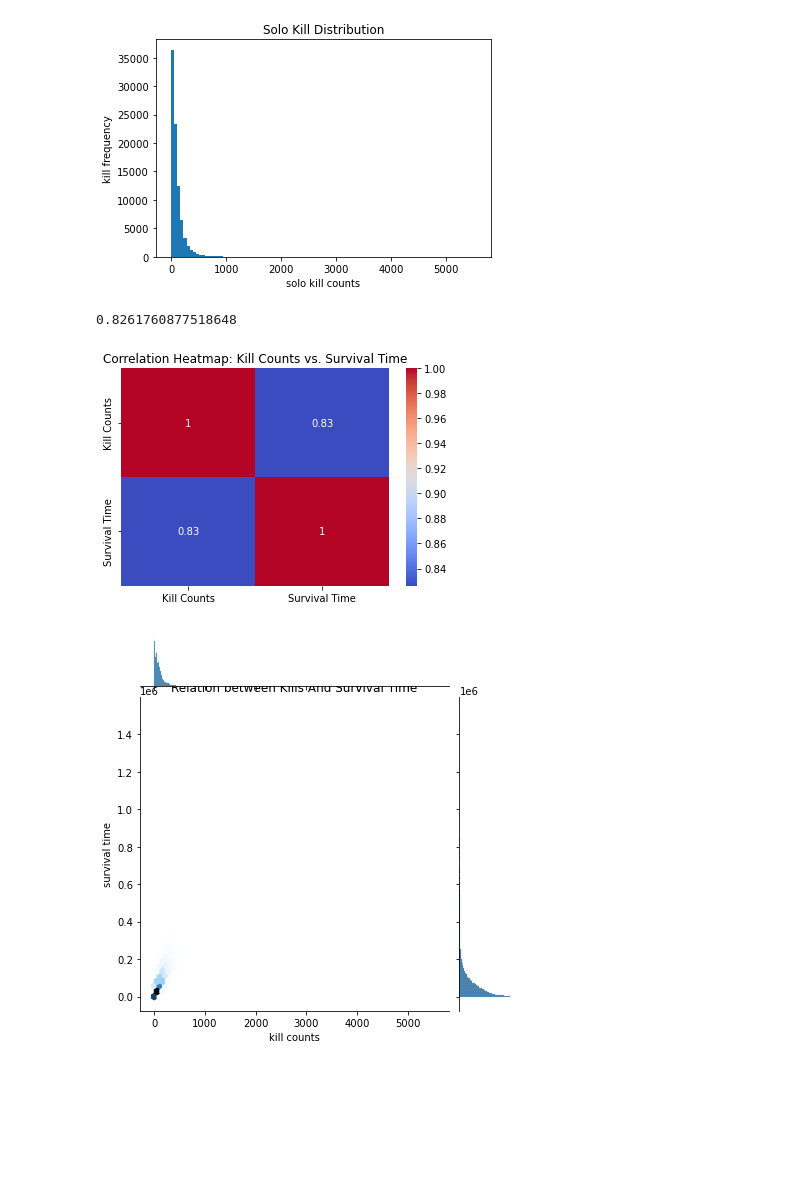
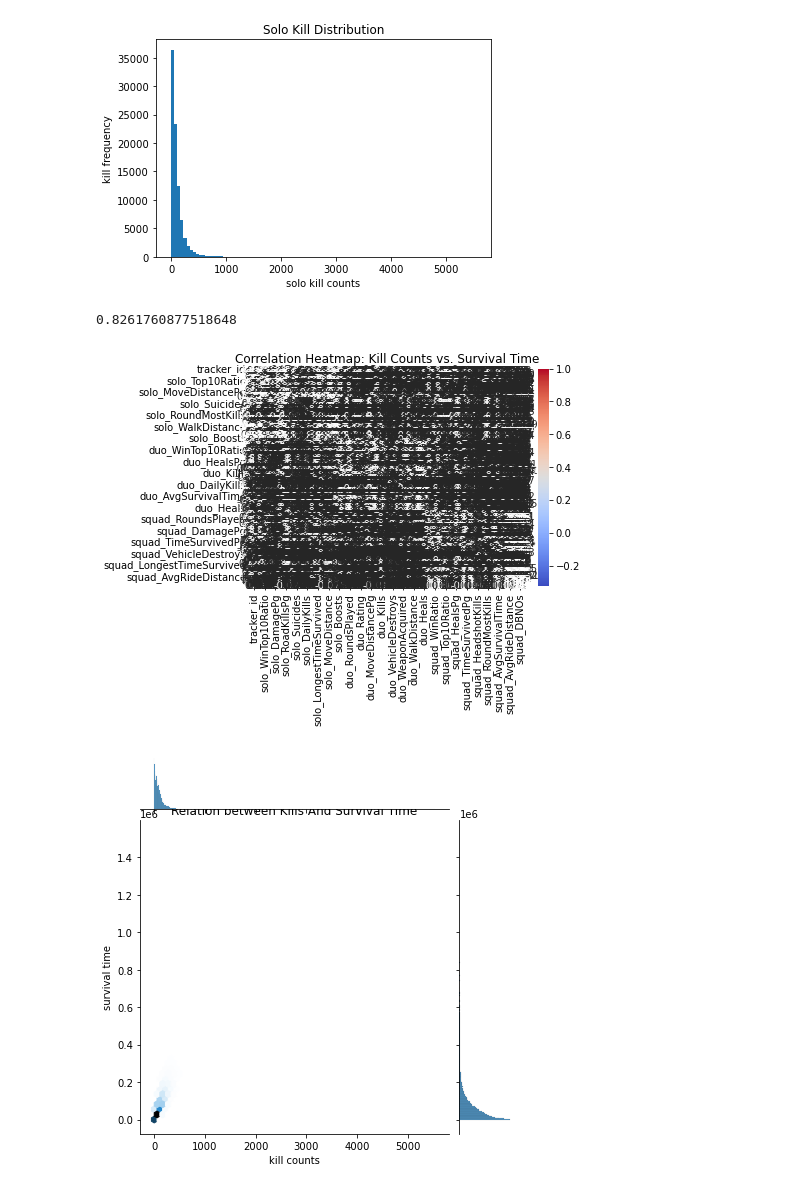
Before and after one commit to emojiworld777/pubg-hacker-detection-and-exploratory-data-analysis, a Jupyter notebook: pubg.ipynb, the cells around one changed output. Saved outputs shown, nothing was run; the diff lists cells and outputs as text; code cells hidden in the pictures; blank space fills up the shorter version.

```diff
--- a/pubg.ipynb
+++ b/pubg.ipynb
@@ -126,16 +128,15 @@ plt.show()
 # %%
 # relation between kill and survival time
 surv_time = df['solo_TimeSurvived']
 corrx = np.corrcoef(kill,surv_time)[0,1]
 print(corrx)
-df = pd.DataFrame({'Kill Counts': kill, 'Survival Time': surv_time})
 corr_matrix = df.corr()
 sns.heatmap(corr_matrix, annot=True, cmap='coolwarm')
 plt.title("Correlation Heatmap: Kill Counts vs. Survival Time")
 plt.show()
 # %% [output]
 0.8261760877518648
-[figure, old version]
+[figure, new version]
 # %%
 sns.jointplot(x= kill,y=surv_time,kind = 'hex')
 plt.xlabel('kill counts')
```
Also changed, not shown: parts of 4 cells of this notebook.
